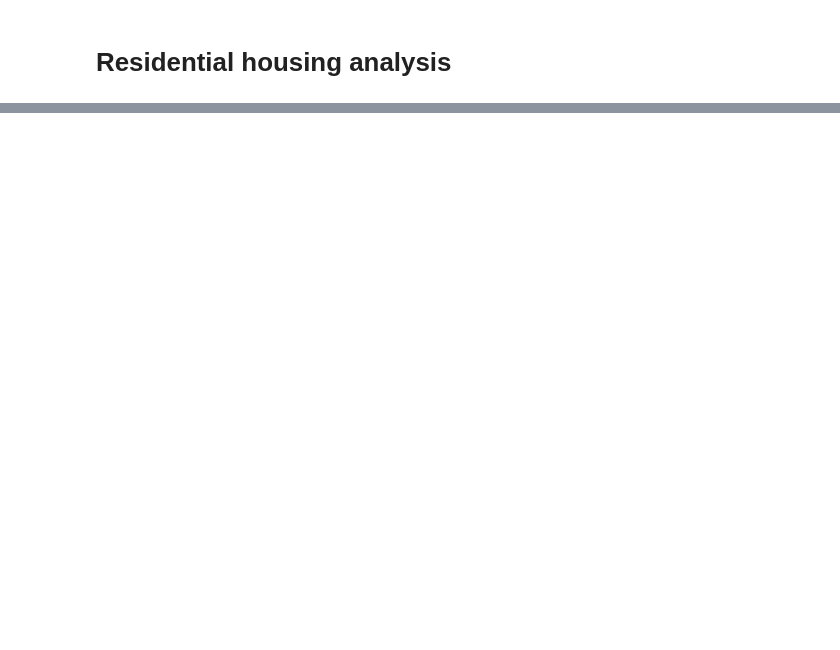
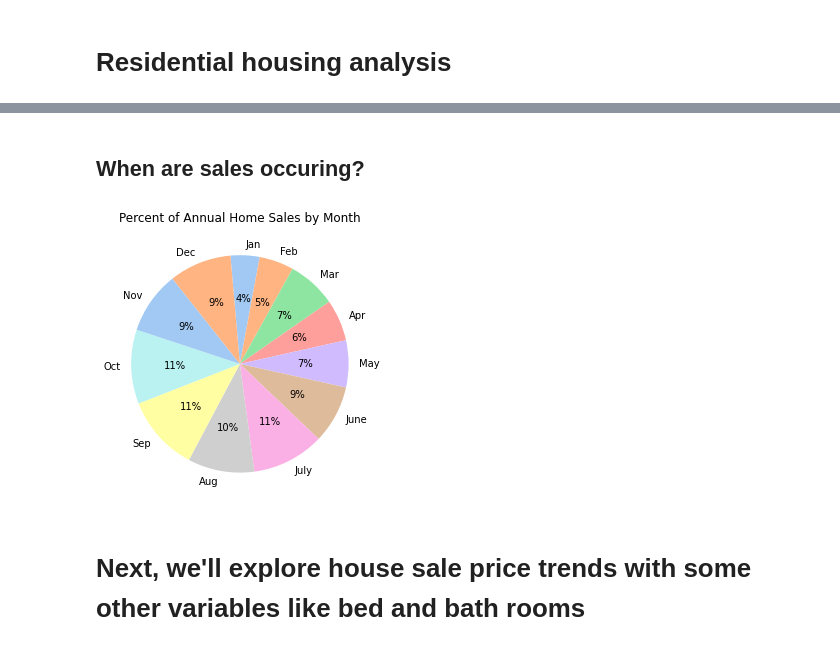
Before and after one commit to KalebMaraccini/PortfolioProjects, a Jupyter notebook: mil_housing_sales.ipynb, the cells around one changed output, grey strips where cells are left out. Drawn from its saved outputs; the diff is of its cells as text; code cells hidden in the pictures; blank space fills up the shorter version.

```diff
--- a/mil_housing_sales.ipynb
+++ b/mil_housing_sales.ipynb
@@ -663,0 +670,14 @@ plt.show()
+# %% [markdown]
+## When are sales occuring?
+# %%
+labels =['Jan','Feb','Mar','Apr','May','June','July','Aug','Sep','Oct','Nov','Dec']
+colors = sns.color_palette('pastel')[0:11]
+
+fig,ax = plt.subplots(figsize=(5,5))
+ax.pie(house.groupby(pd.Grouper(key='Date', axis=0, freq='M')).count()['PropertyID'], labels = labels, colors = colors, autopct='%.0f%%',counterclock=False,startangle=95)
+ax.set_title("Percent of Annual Home Sales by Month")
+plt.show()
+# %% [output]
+[figure, added]
+# %% [markdown]
+# Next, we'll explore house sale price trends with some other variables like bed and bath rooms
```
Also changed, not shown: parts of 51 cells of this notebook.
